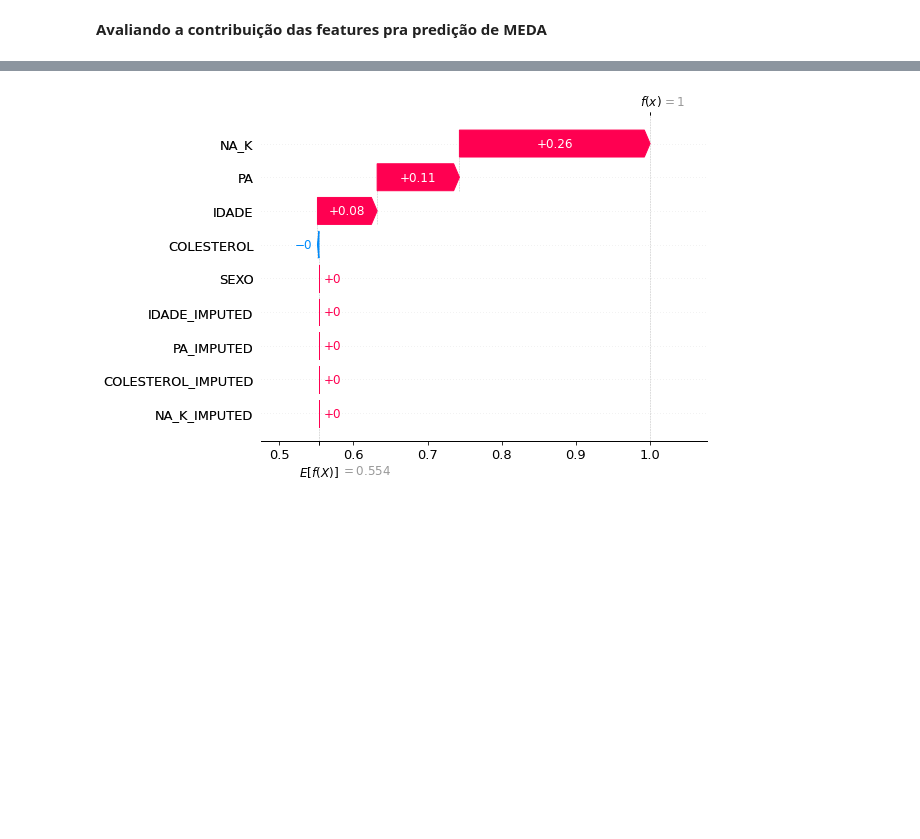
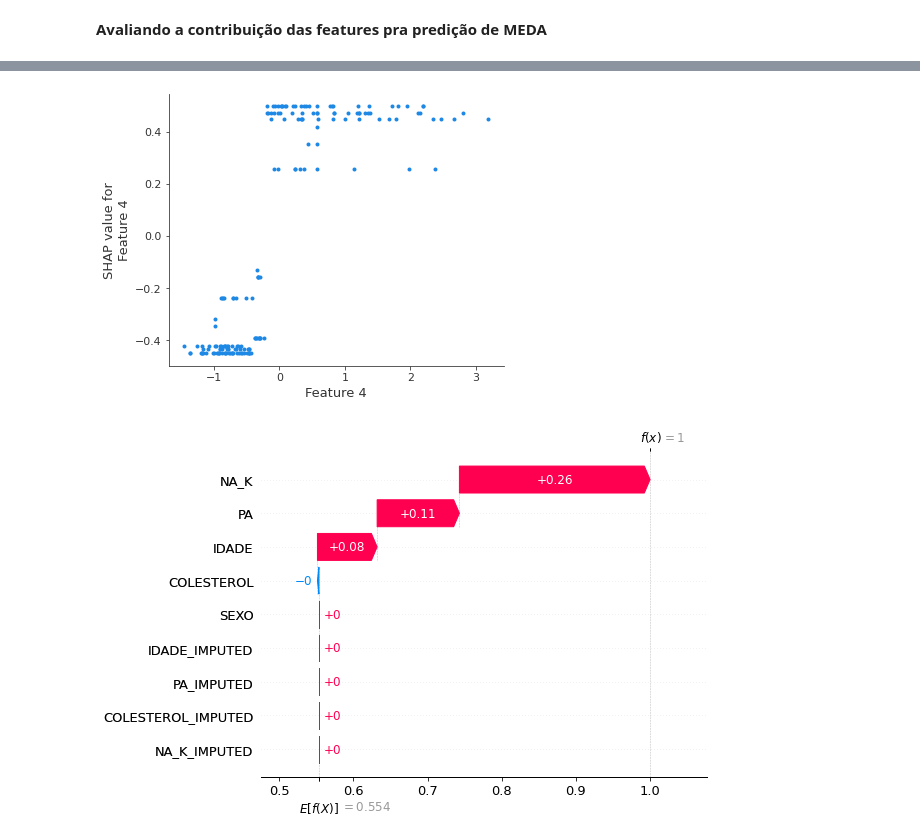
Before and after one commit to inf032/introducaoML, a Jupyter notebook: Farm05.Avaliacao_Preditores.ipynb, the cells around one changed output, grey strips where cells are left out. Drawn from its saved outputs; the diff is of its cells as text; code cells hidden in the pictures; blank space fills up the shorter version.

```diff
--- a/Farm05.Avaliacao_Preditores.ipynb
+++ b/Farm05.Avaliacao_Preditores.ipynb
@@ -322,0 +322,4 @@ shap.summary_plot(shap_values[0], transformer.transform(X_train), feature_names=
+# %%
+shap.dependence_plot(feature_list.index('NA_K'), shap_values[0], X_train_transformed, interaction_index=None)
+# %% [output]
+[figure, added]
```
Also changed, not shown: parts of 4 cells of this notebook.
